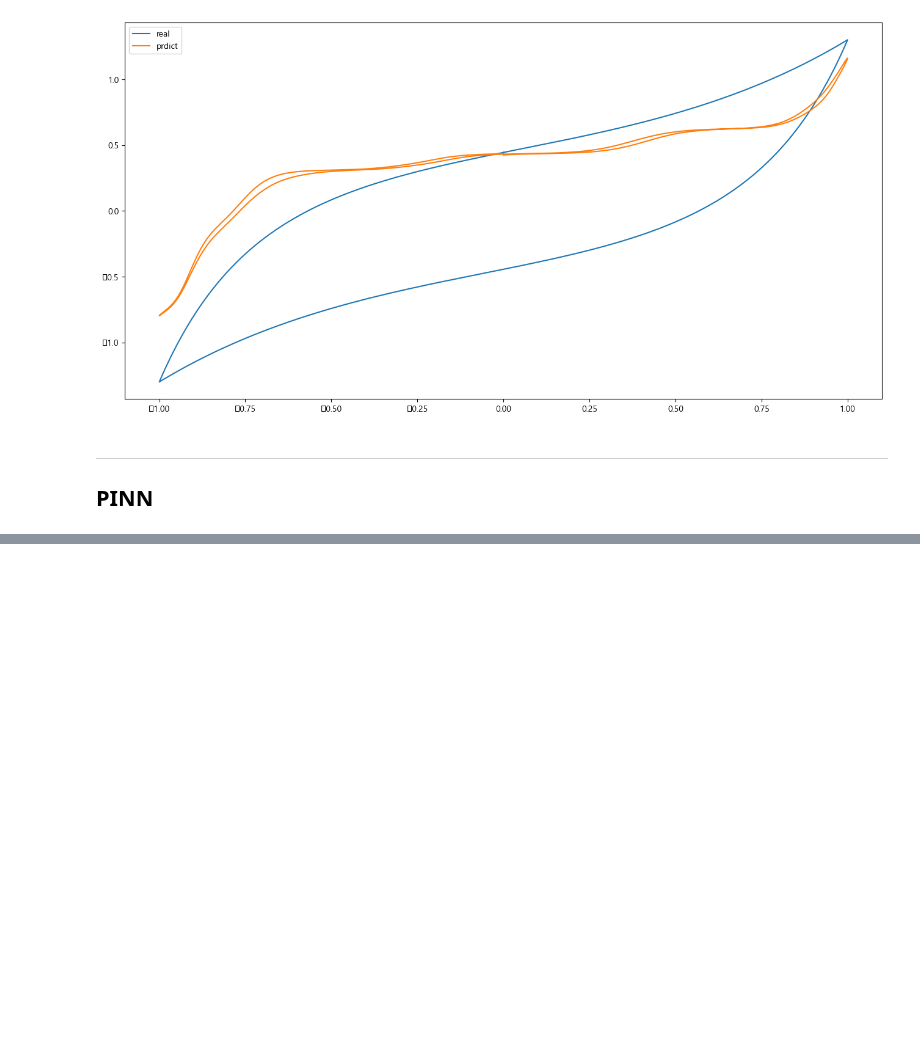
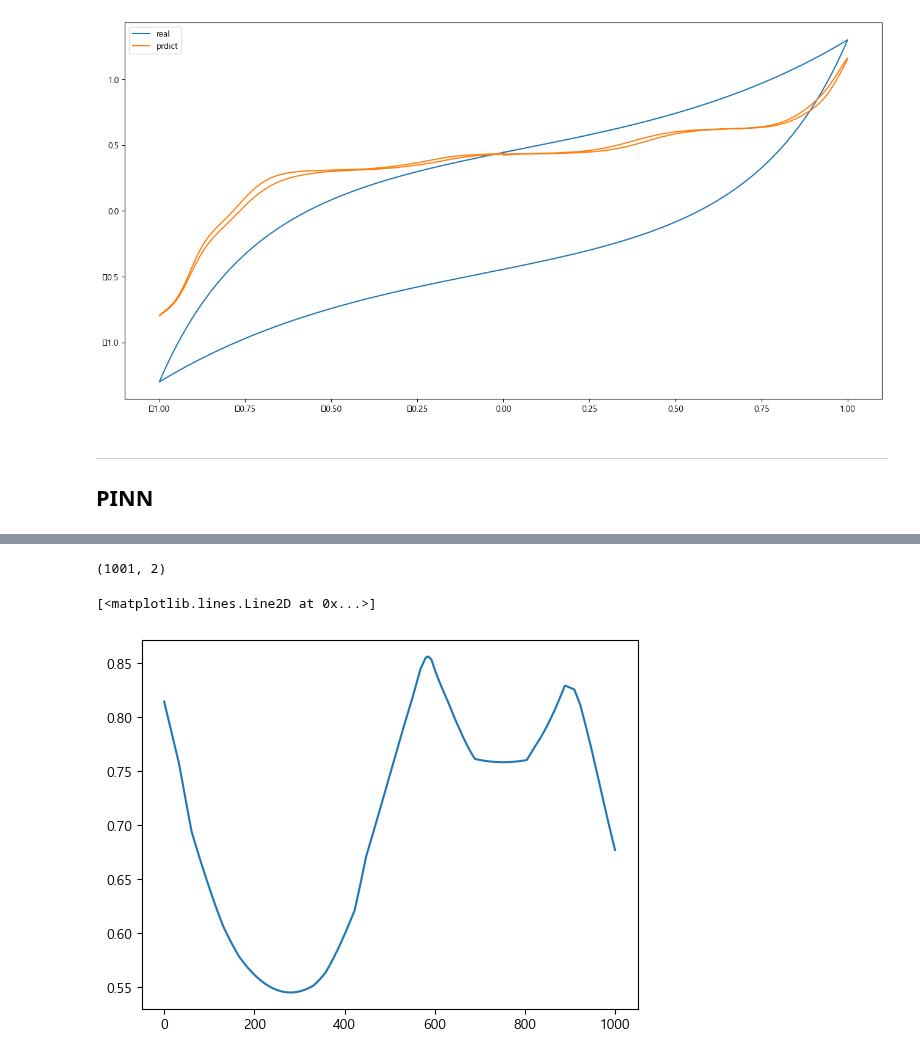
Before and after one commit to Jjineeq/hysteresis_curve, a Jupyter notebook: 23_04_26.ipynb, the cells around one changed output, grey strips where cells are left out. Saved outputs shown, nothing was run; the diff lists cells and outputs as text; code cells hidden in the pictures; blank space fills up the shorter version.

```diff
--- a/23_04_26.ipynb
+++ b/23_04_26.ipynb
@@ -405,22 +277,0 @@ from tqdm import tqdm
-# %%
-batch_size = 32
-dataset = tf.data.Dataset.from_tensor_slices((x_tr, y_tr))
-dataset = dataset.batch(batch_size)
-
-with tf.device('/GPU:0'):
-    model = PINN(2, 1)
-
-x_tr = tf.constant(x_tr, dtype=tf.float64)
-y_tr = tf.constant(y_tr, dtype=tf.float64)
-
-optimizer = tf.keras.optimizers.Adam(learning_rate=0.001)
-loss_fn = tf.keras.losses.MeanSquaredError()
-
-for epoch in tqdm(range(ephoch)):
-    for x_batch, y_batch in dataset:
-        with tf.GradientTape() as tape:
-            y_pred = model(x_batch)
-            loss_value = loss_fn(y_batch, y_pred)
-
-        gradients = tape.gradient(loss_value, model.trainable_variables)
-        optimizer.apply_gradients(zip(gradients, model.trainable_variables))
@@ -485,0 +412,2 @@ for epoch in tqdm(range(ephoch)):
+# %%
+y_pred_pinn = model.predict(x_te)
@@ -485,0 +426,9 @@ for epoch in tqdm(range(ephoch)):
+# %%
+y_pred_pinn.shape
+# %% [output]
+(1001, 2)
+# %%
+plt.plot(y_pred_pinn[:,0])
+# %% [output]
+[<matplotlib.lines.Line2D at 0x...>]
+[figure, added]
```
Also changed, not shown: parts of 30 cells of this notebook.
